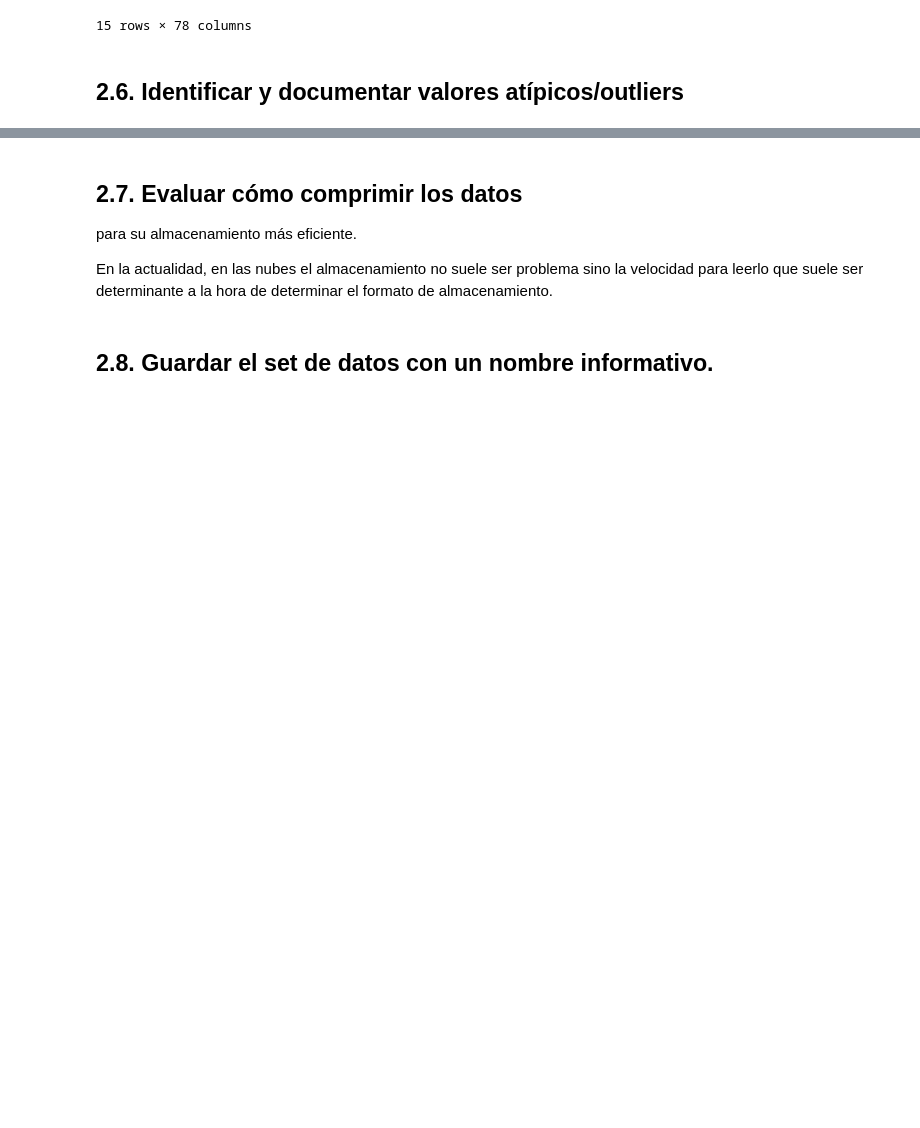
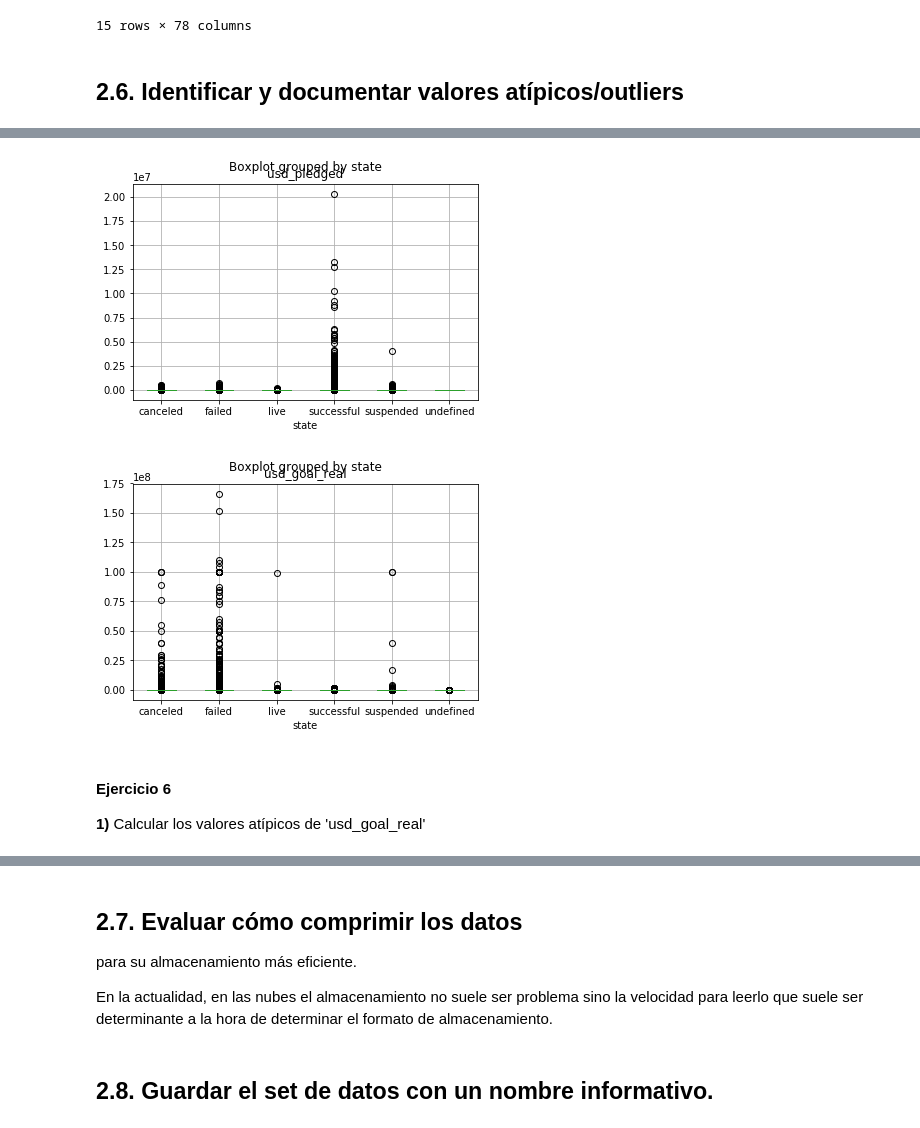
Before and after one commit to Verobornancini/AnalisisYCuracion, a Jupyter notebook: notebooks/Limpieza.ipynb, the cells around one changed output, grey strips where cells are left out. Cells and saved outputs as stored; diff of their text form; code cells hidden in the pictures; blank space fills up the shorter version.

```diff
--- a/notebooks/Limpieza.ipynb
+++ b/notebooks/Limpieza.ipynb
@@ -1144,3 +1246,11 @@ Analizar outliers por categorías
 # %%
-kickstarter_2018.boxplot(column='usd_pledged',by='state');
-kickstarter_2018.boxplot(column='usd_goal_real',by='state');
+plt3= kickstarter_2018.boxplot(column='usd_pledged',by='state')
+
+plt4= kickstarter_2018.boxplot(column='usd_goal_real',by='state')
+# %% [output]
+[figure, added]
+[figure, added]
+# %% [markdown]
+#### Ejercicio 6
+
+**1)** Calcular los valores atípicos de 'usd_goal_real'
```
Also changed, not shown: parts of 20 cells of this notebook.
